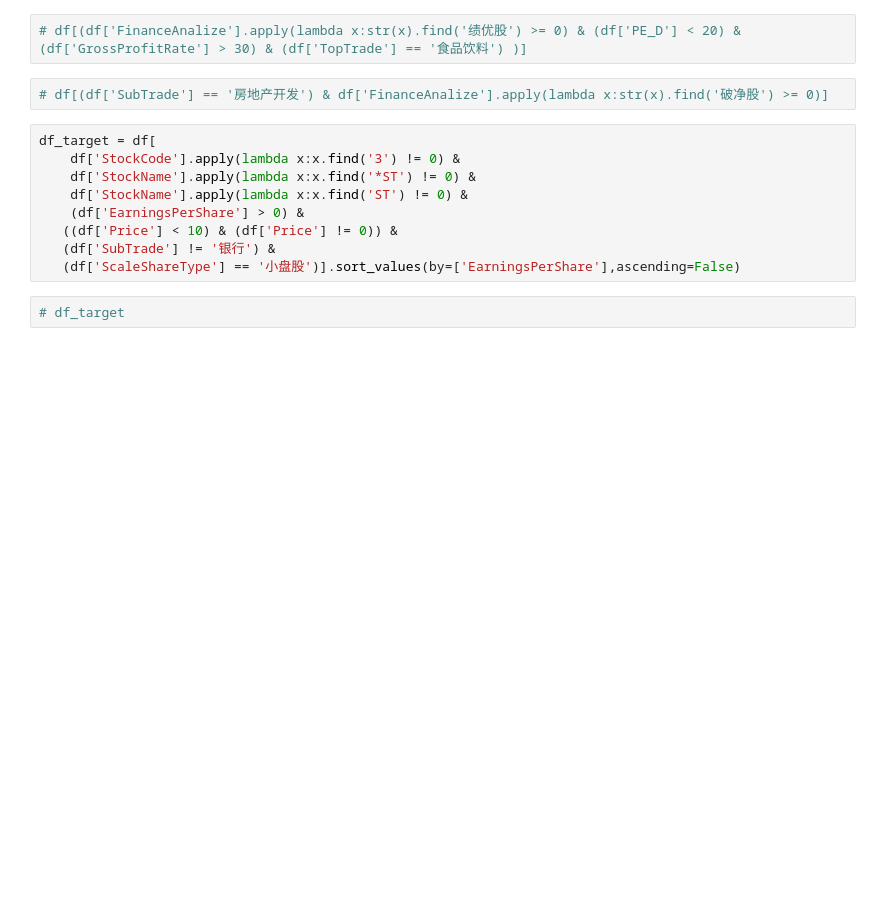
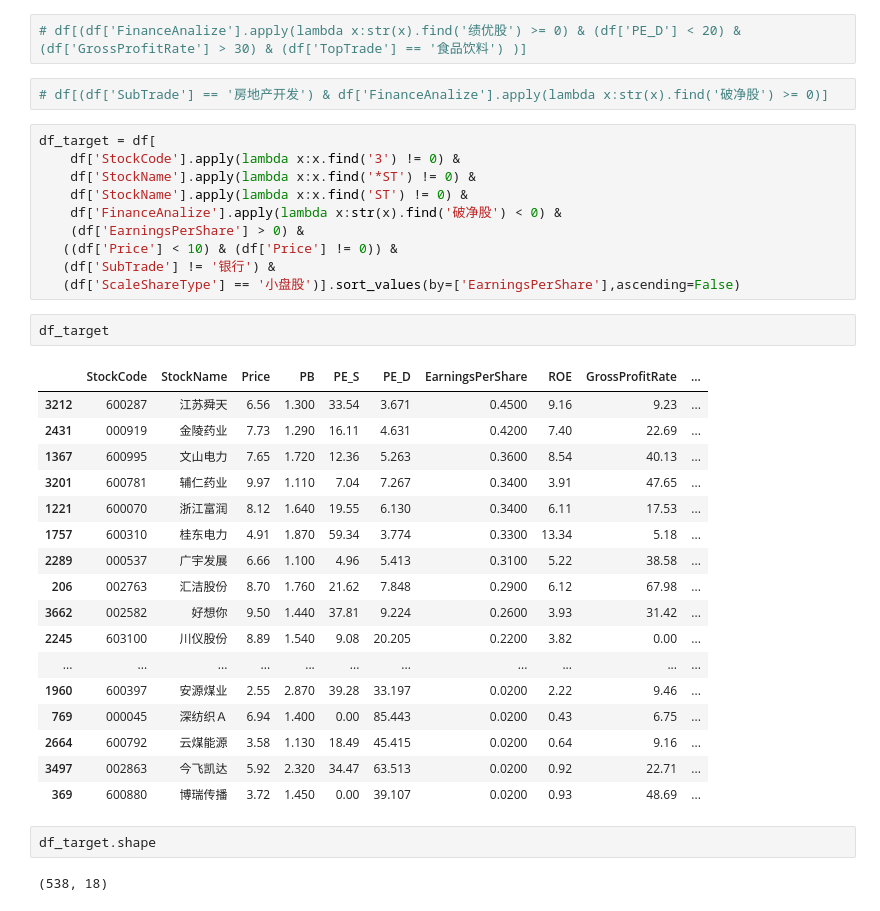
Before and after one commit to taotaodai/DataAnalysis, a Jupyter notebook: Stock_Companies/StockAnalize.ipynb, the cells around one changed output. Drawn from its saved outputs; the diff is of its cells as text; blank space fills up the shorter version.

```diff
--- a/Stock_Companies/StockAnalize.ipynb
+++ b/Stock_Companies/StockAnalize.ipynb
@@ -286,9 +286,32 @@ df_target = df[
     df['StockCode'].apply(lambda x:x.find('3') != 0) &
     df['StockName'].apply(lambda x:x.find('*ST') != 0) &
     df['StockName'].apply(lambda x:x.find('ST') != 0) &
+    df['FinanceAnalize'].apply(lambda x:str(x).find('破净股') < 0) &
     (df['EarningsPerShare'] > 0) &
    ((df['Price'] < 10) & (df['Price'] != 0)) &
    (df['SubTrade'] != '银行') &
    (df['ScaleShareType'] == '小盘股')].sort_values(by=['EarningsPerShare'],ascending=False)
-# %%
-# df_target
+# %%
+df_target
+# %% [output]
+|  | StockCode | StockName | Price | PB | PE_S | PE_D | EarningsPerShare | ROE | GrossProfitRate | ... |
+| 3212 | 600287 | 江苏舜天 | 6.56 | 1.300 | 33.54 | 3.671 | 0.4500 | 9.16 | 9.23 | ... |
+| 2431 | 000919 | 金陵药业 | 7.73 | 1.290 | 16.11 | 4.631 | 0.4200 | 7.40 | 22.69 | ... |
+| 1367 | 600995 | 文山电力 | 7.65 | 1.720 | 12.36 | 5.263 | 0.3600 | 8.54 | 40.13 | ... |
+| 3201 | 600781 | 辅仁药业 | 9.97 | 1.110 | 7.04 | 7.267 | 0.3400 | 3.91 | 47.65 | ... |
+| 1221 | 600070 | 浙江富润 | 8.12 | 1.640 | 19.55 | 6.130 | 0.3400 | 6.11 | 17.53 | ... |
+| 1757 | 600310 | 桂东电力 | 4.91 | 1.870 | 59.34 | 3.774 | 0.3300 | 13.34 | 5.18 | ... |
+| 2289 | 000537 | 广宇发展 | 6.66 | 1.100 | 4.96 | 5.413 | 0.3100 | 5.22 | 38.58 | ... |
+| 206 | 002763 | 汇洁股份 | 8.70 | 1.760 | 21.62 | 7.848 | 0.2900 | 6.12 | 67.98 | ... |
+| 3662 | 002582 | 好想你 | 9.50 | 1.440 | 37.81 | 9.224 | 0.2600 | 3.93 | 31.42 | ... |
+| 2245 | 603100 | 川仪股份 | 8.89 | 1.540 | 9.08 | 20.205 | 0.2200 | 3.82 | 0.00 | ... |
+| ... | ... | ... | ... | ... | ... | ... | ... | ... | ... | ... |
+| 1960 | 600397 | 安源煤业 | 2.55 | 2.870 | 39.28 | 33.197 | 0.0200 | 2.22 | 9.46 | ... |
+| 769 | 000045 | 深纺织Ａ | 6.94 | 1.400 | 0.00 | 85.443 | 0.0200 | 0.43 | 6.75 | ... |
+| 2664 | 600792 | 云煤能源 | 3.58 | 1.130 | 18.49 | 45.415 | 0.0200 | 0.64 | 9.16 | ... |
+| 3497 | 002863 | 今飞凯达 | 5.92 | 2.320 | 34.47 | 63.513 | 0.0200 | 0.92 | 22.71 | ... |
+| 369 | 600880 | 博瑞传播 | 3.72 | 1.450 | 0.00 | 39.107 | 0.0200 | 0.93 | 48.69 | ... |
+# %%
+df_target.shape
+# %% [output]
+(538, 18)
```
Also changed, not shown: 1 other file.
